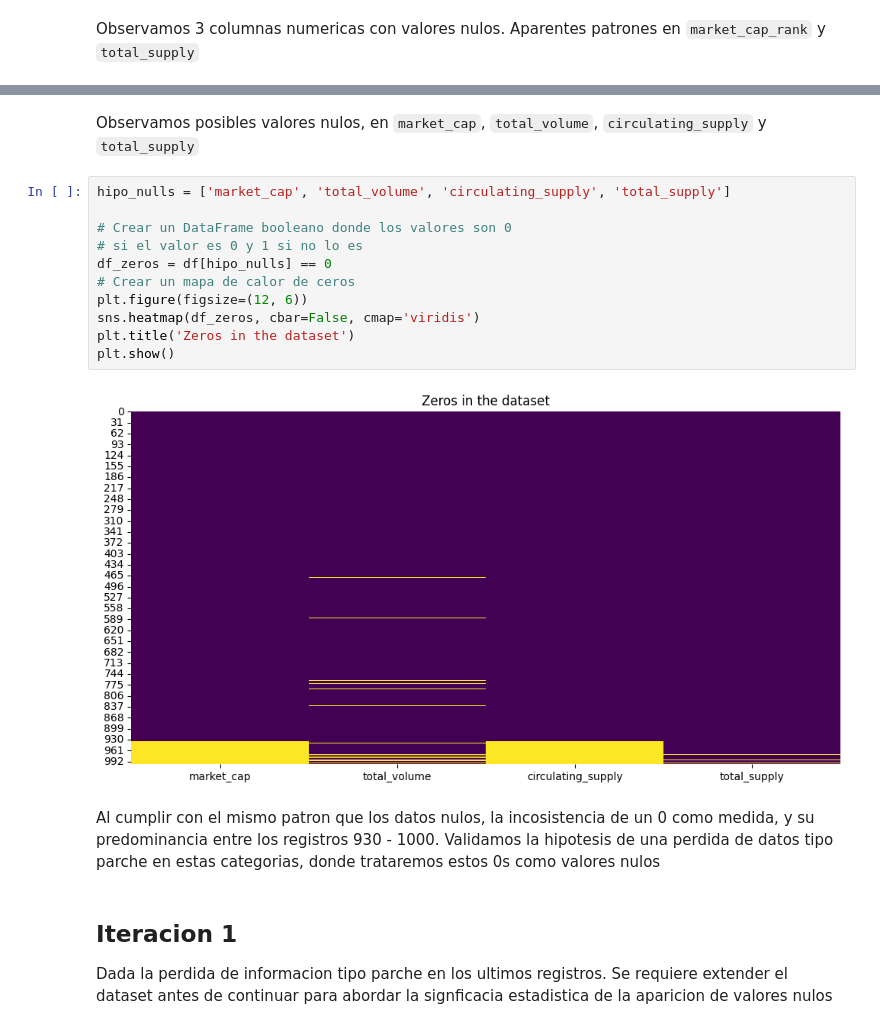
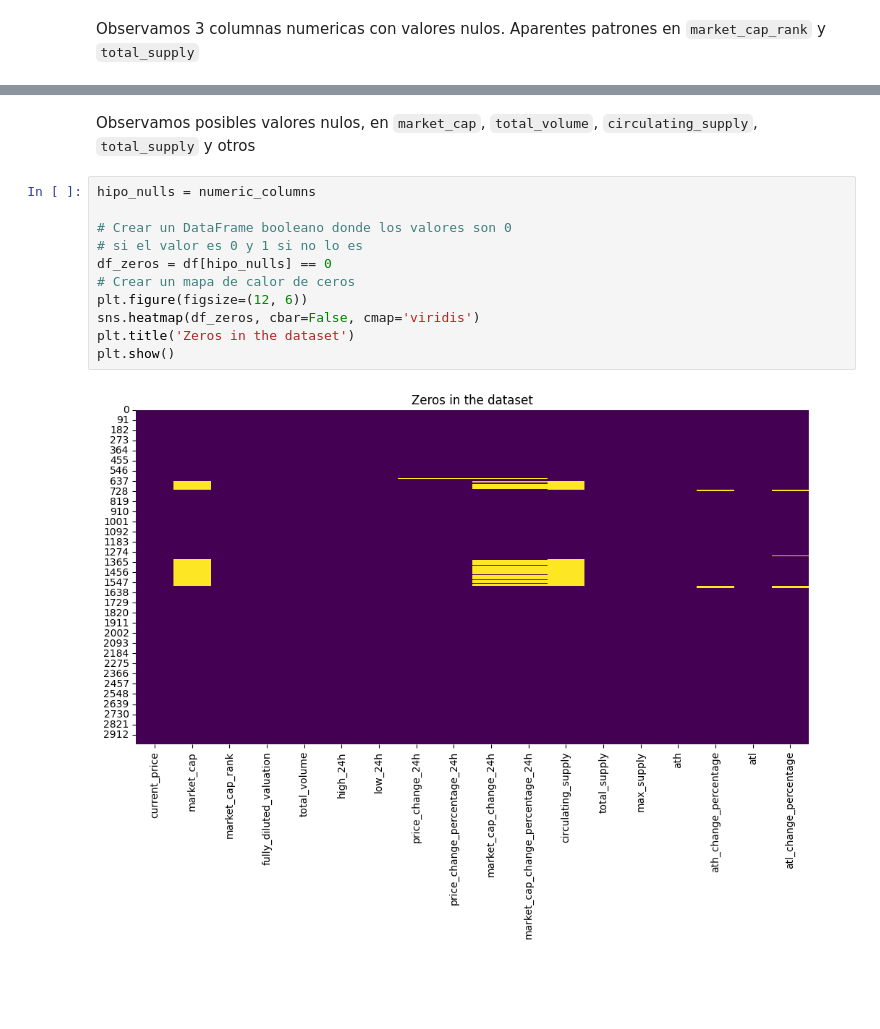
Before and after one commit to Zerovolt0V/MachineLearning_Cripto, a Jupyter notebook: eda.ipynb, the cells around one changed output, grey strips where cells are left out. Cells and saved outputs as stored; diff of their text form; blank space fills up the shorter version.

```diff
--- a/eda.ipynb
+++ b/eda.ipynb
@@ -132,22 +144,15 @@ df.describe()
 # %% [markdown]
-Observamos posibles valores nulos, en `market_cap`, `total_volume`, `circulating_supply` y `total_supply`
+Observamos posibles valores nulos, en `market_cap`, `total_volume`, `circulating_supply`, `total_supply` y otros
 # %%
-hipo_nulls = ['market_cap', 'total_volume', 'circulating_supply', 'total_supply']
+hipo_nulls = numeric_columns
 
 # Crear un DataFrame booleano donde los valores son 0
 # si el valor es 0 y 1 si no lo es
 df_zeros = df[hipo_nulls] == 0
 # Crear un mapa de calor de ceros
 plt.figure(figsize=(12, 6))
 sns.heatmap(df_zeros, cbar=False, cmap='viridis')
 plt.title('Zeros in the dataset')
 plt.show()
 # %% [output]
-[figure, old version]
+[figure, new version]
-# %% [markdown]
-Al cumplir con el mismo patron que los datos nulos, la incosistencia de un 0 como medida, y su predominancia entre los registros 930 - 1000.
-Validamos la hipotesis de una perdida de datos tipo parche en estas categorias, donde trataremos estos 0s como valores nulos
-# %% [markdown]
-## Iteracion 1
-
-Dada la perdida de informacion tipo parche en los ultimos registros. Se requiere extender el dataset antes de continuar para abordar la signficacia estadistica de la aparicion de valores nulos
```
Also changed, not shown: parts of 10 cells of this notebook.
